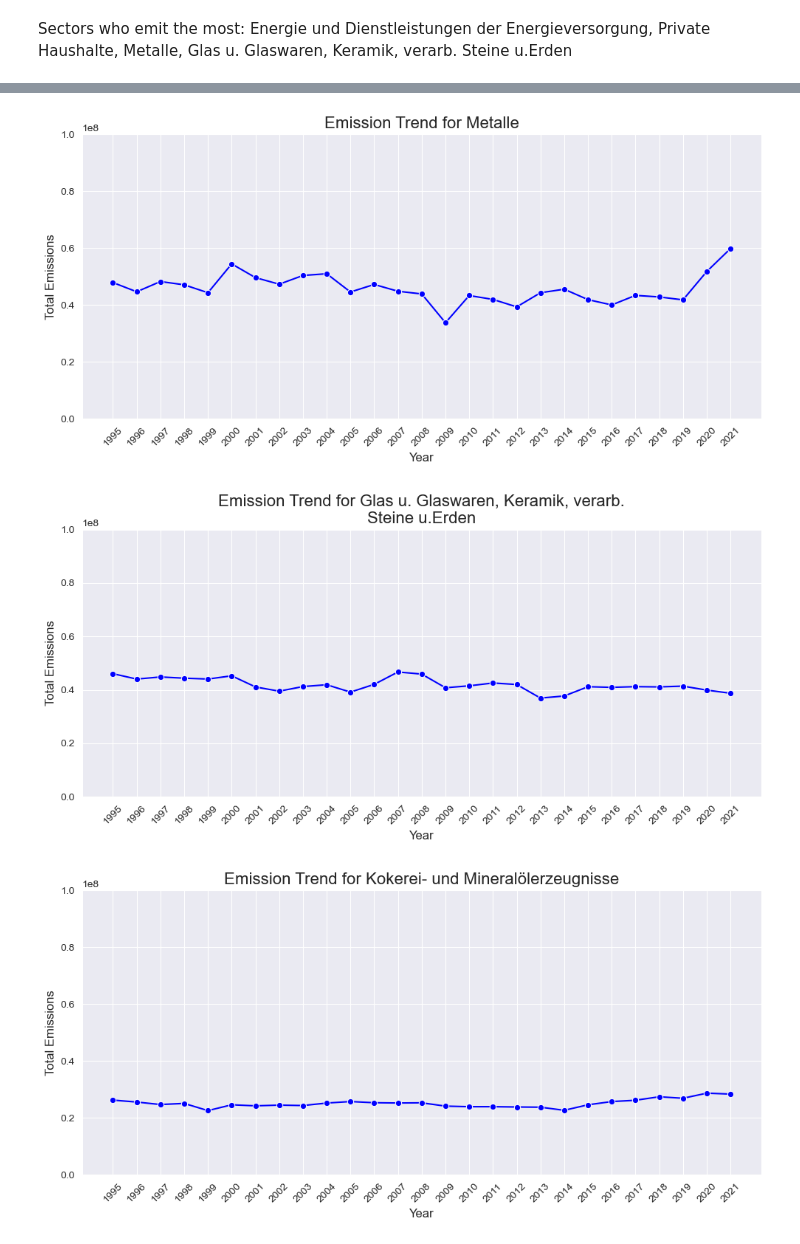
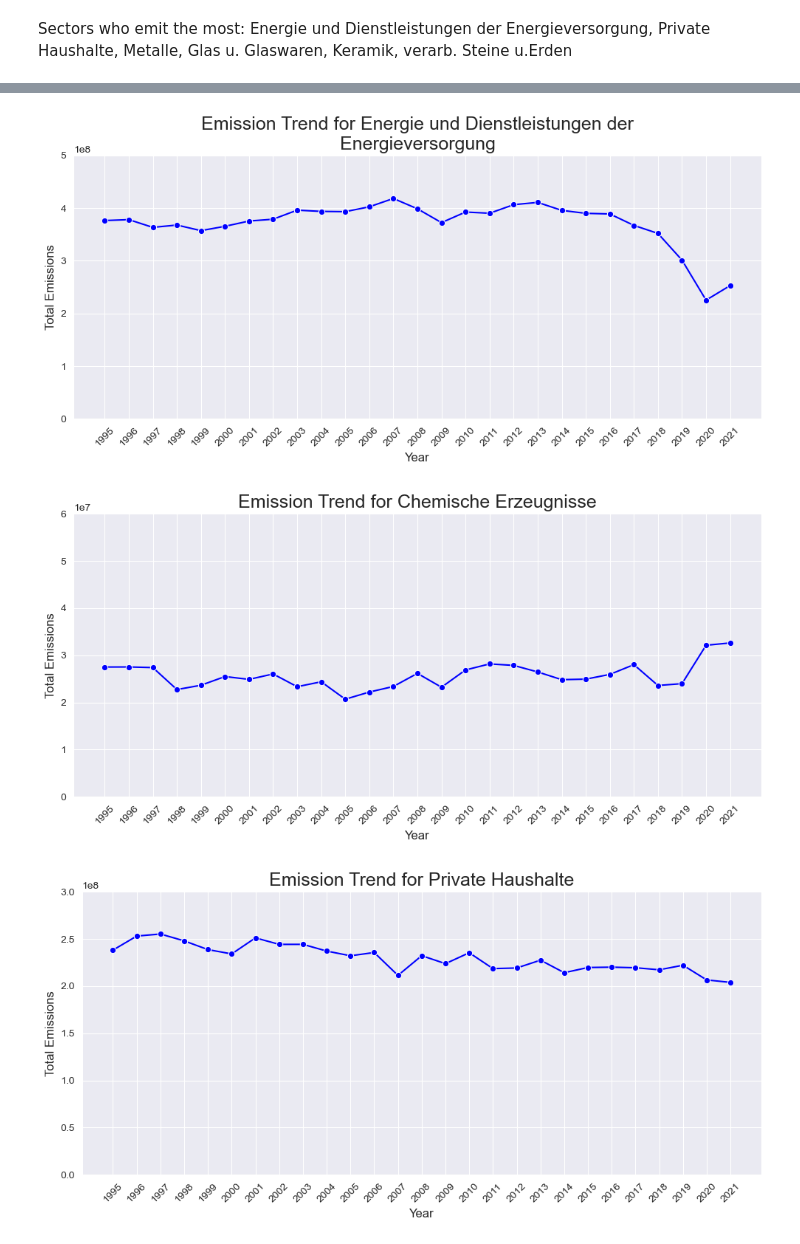
Before and after one commit to AyseAsude/FAU-MADE, a Jupyter notebook: project/analysis.ipynb, the cells around one changed output, grey strips where cells are left out. Cells and saved outputs as stored; diff of their text form; code cells hidden in the pictures.

```diff
--- a/project/analysis.ipynb
+++ b/project/analysis.ipynb
@@ -7,7 +7,7 @@ from textwrap import wrap
 pd.options.mode.copy_on_write = True
 # %%
 def calc_total_emissions(df):
-    gasses = ["Kohlendioxid (CO2)", "Methan (CH4)", "Distickstoffmonoxid (N2O)", "Flüchtige Kohlenwasserstoffe ohne Methan (NMVOC)", "Feinstaub (10 µm)"]
+    gasses = ["Kohlendioxid (CO2)", "Methan (CH4)", "Distickstoffmonoxid (N2O)", "Flüchtige Kohlenwasserstoffe ohne Methan (NMVOC)", "Feinstaub (10 µm)", "Stickoxide (NOx)", "Schwefeldioxid (SO2)", "Ammoniak (NH3)"]
     new_cols = ["economic_sector"] + gasses
     analyzed_df = df[new_cols]
     analyzed_df["total_emissions"] = df[gasses].sum(axis=1)
@@ -30,7 +30,7 @@ def calc_proportions(df):
     # all of the emissions in a year, from all gasses
     total = total_year_emission + total_excluded_year_emission
     df["proportions"] = (df["total_emissions"] / total).round(10)
-    df["excluded_proportions"] = (df["excluded_emissions"] / total).round(2)
+    df["excluded_proportions"] = (df["excluded_emissions"] / total).round(10)
     return total_year_emission
 
 def add_others_sector(df, rank=6):
@@ -116,7 +116,7 @@ def compare_two_years_by_sector(year_dict, year_1, year_2, sectors=["Energie und
 # %%
 year_dict = {}
 for i in range(1995, 2020):
-    year_dict[i] = analyze_year(i, 20)
+    year_dict[i] = analyze_year(i, 8)
 # %%
 def visualize_trend(dict_of_df, sector_name, limit):
     sns.set_style("darkgrid")
@@ -134,7 +134,7 @@ def visualize_trend(dict_of_df, sector_name, limit):
     plt.ylim(0, limit)
     lineplot.set_xlabel("Year", fontsize=12)
     lineplot.set_ylabel("Total Emissions", fontsize=12)
-    lineplot.set_title("\n".join(wrap(f"Emission Trend for {sector_name}", 60)), fontsize=16)
+    lineplot.set_title("\n".join(wrap(f"Emission Trend for {sector_name}", 60)), fontsize=18)
 
     # Customize tick labels and rotation
     plt.xticks(list(dict_of_df.keys()), rotation=45)
@@ -142,7 +142,7 @@ def visualize_trend(dict_of_df, sector_name, limit):
     plt.tight_layout()
     plt.show()
 
-    return total_dict
+    return lineplot, total_dict
 # %%
 energy_comparison = visualize_trend(year_dict, "Energie und Dienstleistungen der Energieversorgung", limit=5e8)
 private_hh_comparison = visualize_trend(year_dict, "Private Haushalte", limit=3e8)
@@ -251,30 +224,37 @@ plt.show()
 # %%
 # We can compare some sectors from 2020 and 2021 by manually altering the sector names.
 
 copy_2020 = year_2020.copy()
 copy_2020['economic_sector'] = copy_2020['economic_sector'].replace('H.v.Glas,-waren,Keramik,Verarb. v.Steinen u.Erden', 'Glas u. Glaswaren, Keramik, verarb. Steine u.Erden')
 copy_2020['economic_sector'] = copy_2020['economic_sector'].replace('Metallerzeugung und -bearbeitung', 'Metalle')
 copy_2020['economic_sector'] = copy_2020['economic_sector'].replace('Kokerei und Mineralölverarbeitung', 'Kokerei- und Mineralölerzeugnisse')
 copy_2020['economic_sector'] = copy_2020['economic_sector'].replace('Herstellung von chemischen Erzeugnissen', 'Chemische Erzeugnisse')
 copy_2020['economic_sector'] = copy_2020['economic_sector'].replace('Schifffahrt', 'Schifffahrtsleistungen')
+copy_2020['economic_sector'] = copy_2020['economic_sector'].replace('Energieversorgung', 'Energie und Dienstleistungen der Energieversorgung')
+copy_2020['economic_sector'] = copy_2020['economic_sector'].replace('Herstellung von chemischen Erzeugnissen', 'Chemische Erzeugnisse')
 
 
 copy_2021 = year_2021.copy()
 
 copy_2021['economic_sector'] = copy_2021['economic_sector'].replace('H.v.Glas,-waren,Keramik,Verarb. v.Steinen u.Erden', 'Glas u. Glaswaren, Keramik, verarb. Steine u.Erden')
 copy_2021['economic_sector'] = copy_2021['economic_sector'].replace('Metallerzeugung und -bearbeitung', 'Metalle')
 copy_2021['economic_sector'] = copy_2021['economic_sector'].replace('Kokerei und Mineralölverarbeitung', 'Kokerei- und Mineralölerzeugnisse')
 copy_2021['economic_sector'] = copy_2021['economic_sector'].replace('Herstellung von chemischen Erzeugnissen', 'Chemische Erzeugnisse')
 copy_2021['economic_sector'] = copy_2021['economic_sector'].replace('Schifffahrt', 'Schifffahrtsleistungen')
+copy_2021['economic_sector'] = copy_2021['economic_sector'].replace('Energieversorgung', 'Energie und Dienstleistungen der Energieversorgung')
+copy_2021['economic_sector'] = copy_2021['economic_sector'].replace('Herstellung von chemischen Erzeugnissen', 'Chemische Erzeugnisse')
 
 
 year_dict[2020] = copy_2020
 year_dict[2021] = copy_2021
-_ = visualize_trend(year_dict, "Metalle", 1e8)
-_ = visualize_trend(year_dict, "Glas u. Glaswaren, Keramik, verarb. Steine u.Erden", 1e8)
-_ = visualize_trend(year_dict, "Kokerei- und Mineralölerzeugnisse", 1e8)
-_ = visualize_trend(year_dict, "Private Haushalte", 3e8)
+linep1, _ = visualize_trend(year_dict, "Energie und Dienstleistungen der Energieversorgung", 5e8)
+linep2, _ = visualize_trend(year_dict, "Chemische Erzeugnisse", 0.6e8)
+# _ = visualize_trend(year_dict, "Metalle", 1e8)
+# _ = visualize_trend(year_dict, "Glas u. Glaswaren, Keramik, verarb. Steine u.Erden", 1e8)
+# _ = visualize_trend(year_dict, "Kokerei- und Mineralölerzeugnisse", 1e8)
+_,_ = visualize_trend(year_dict, "Private Haushalte", 3e8)
+# _ = visualize_trend(year_dict, "Schifffahrtsleistungen", 3e8)
 # %% [output]
-[figure, old version]
+[figure, new version]
-[figure, old version]
+[figure, new version]
-[figure, old version]
+[figure, new version]
```
Also changed, not shown: parts of 10 cells of this notebook, 1 other file.
